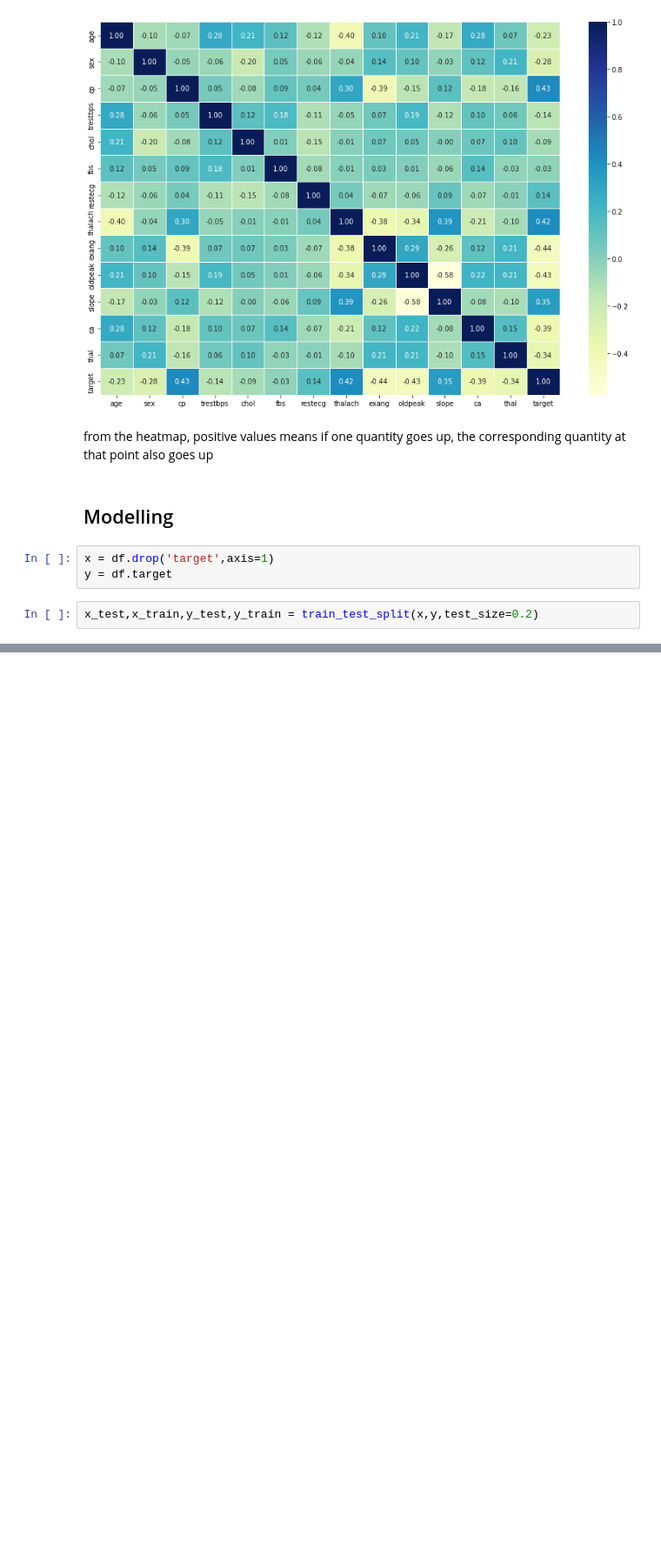
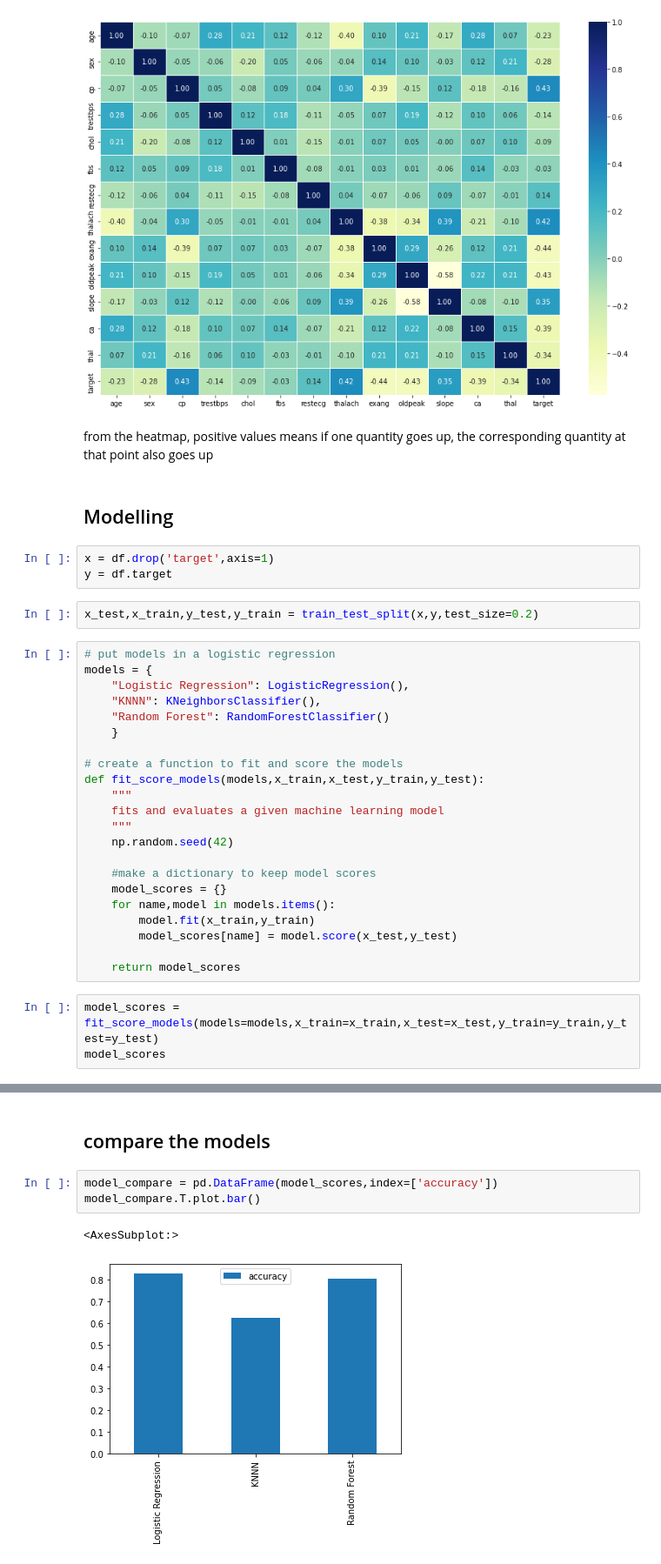
Before and after one commit to kofiarkoh/mltelgramcourse, a Jupyter notebook: end_to_end_heart_disease_classification.ipynb, the cells around one changed output, grey strips where cells are left out. Shown at 87% size. Cells and saved outputs as stored; diff of their text form; blank space fills up the shorter version.

Commit message:
add model training

```diff
--- a/end_to_end_heart_disease_classification.ipynb
+++ b/end_to_end_heart_disease_classification.ipynb
@@ -233,3 +233,28 @@ x = df.drop('target',axis=1)
 y = df.target
 # %%
 x_test,x_train,y_test,y_train = train_test_split(x,y,test_size=0.2)
+# %%
+# put models in a logistic regression
+models = {
+    "Logistic Regression": LogisticRegression(),
+    "KNNN": KNeighborsClassifier(),
+    "Random Forest": RandomForestClassifier()
+    }
+
+# create a function to fit and score the models
+def fit_score_models(models,x_train,x_test,y_train,y_test):
+    """
+    fits and evaluates a given machine learning model
+    """
+    np.random.seed(42)
+
+    #make a dictionary to keep model scores
+    model_scores = {}
+    for name,model in models.items():
+        model.fit(x_train,y_train)
+        model_scores[name] = model.score(x_test,y_test)
+
+    return model_scores
+# %%
+model_scores =  fit_score_models(models=models,x_train=x_train,x_test=x_test,y_train=y_train,y_test=y_test)
+model_scores
@@ -235,0 +272,8 @@ x_test,x_train,y_test,y_train = train_test_split(x,y,test_size=0.2)
+# %% [markdown]
+## compare the models
+# %%
+model_compare = pd.DataFrame(model_scores,index=['accuracy'])
+model_compare.T.plot.bar()
+# %% [output]
+<AxesSubplot:>
+[figure, added]
```
Also changed, not shown: parts of 2 cells of this notebook.
